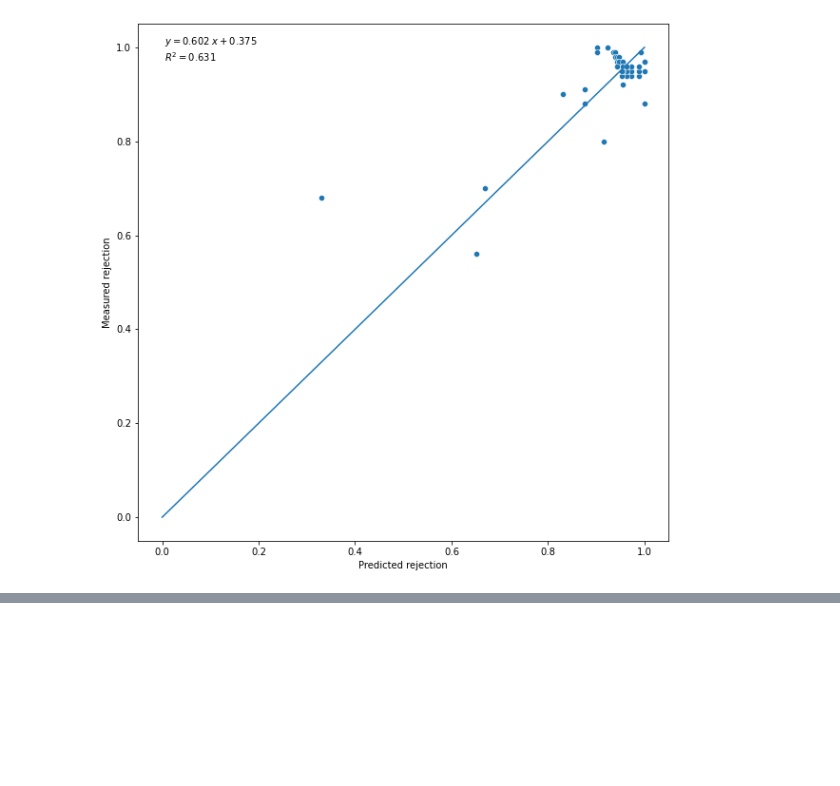
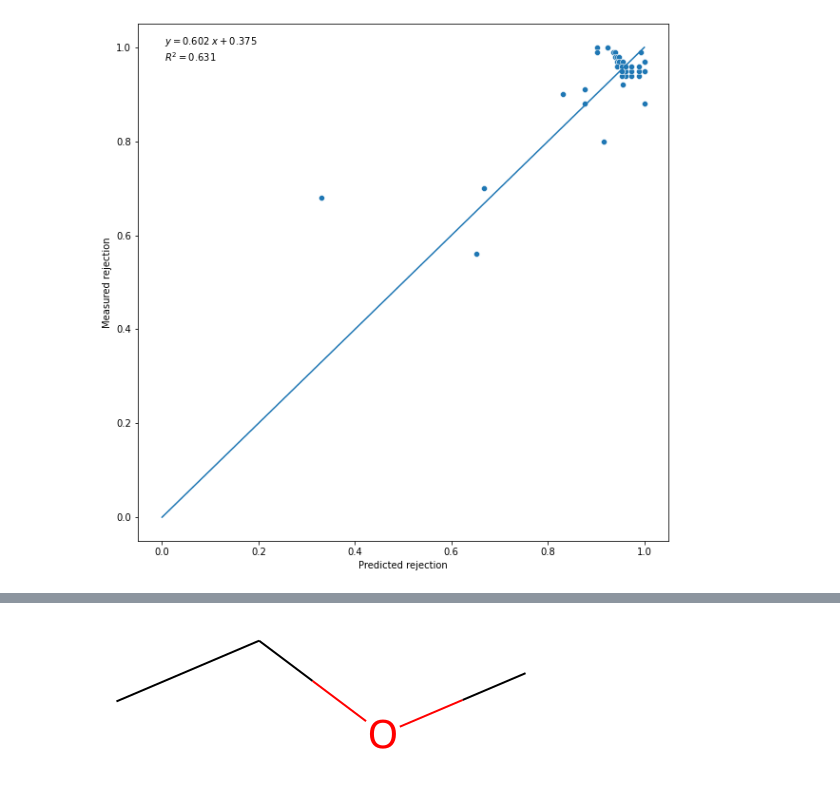
Before and after one commit to ignaczgerg/osn-solvent, a Jupyter notebook: cosn_evaluation.ipynb, the cells around one changed output, grey strips where cells are left out. Cells and saved outputs as stored; diff of their text form; code cells hidden in the pictures; blank space fills up the shorter version.

```diff
--- a/cosn_evaluation.ipynb
+++ b/cosn_evaluation.ipynb
@@ -258,0 +203,5 @@ main.head()
+# %%
+smiles = 'CCOC'
+mol = Chem.MolFromSmiles(smiles)
+# %% [output]
+[figure, added]
```
Also changed, not shown: parts of 10 cells of this notebook, 8 other files.
